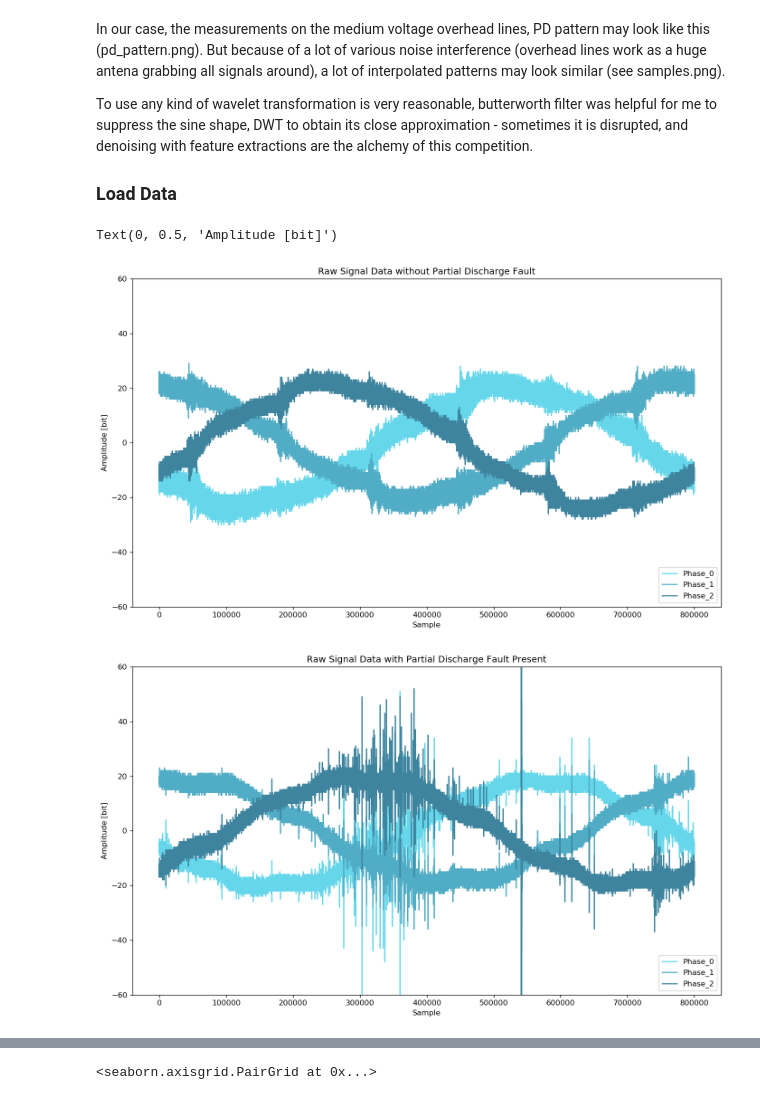
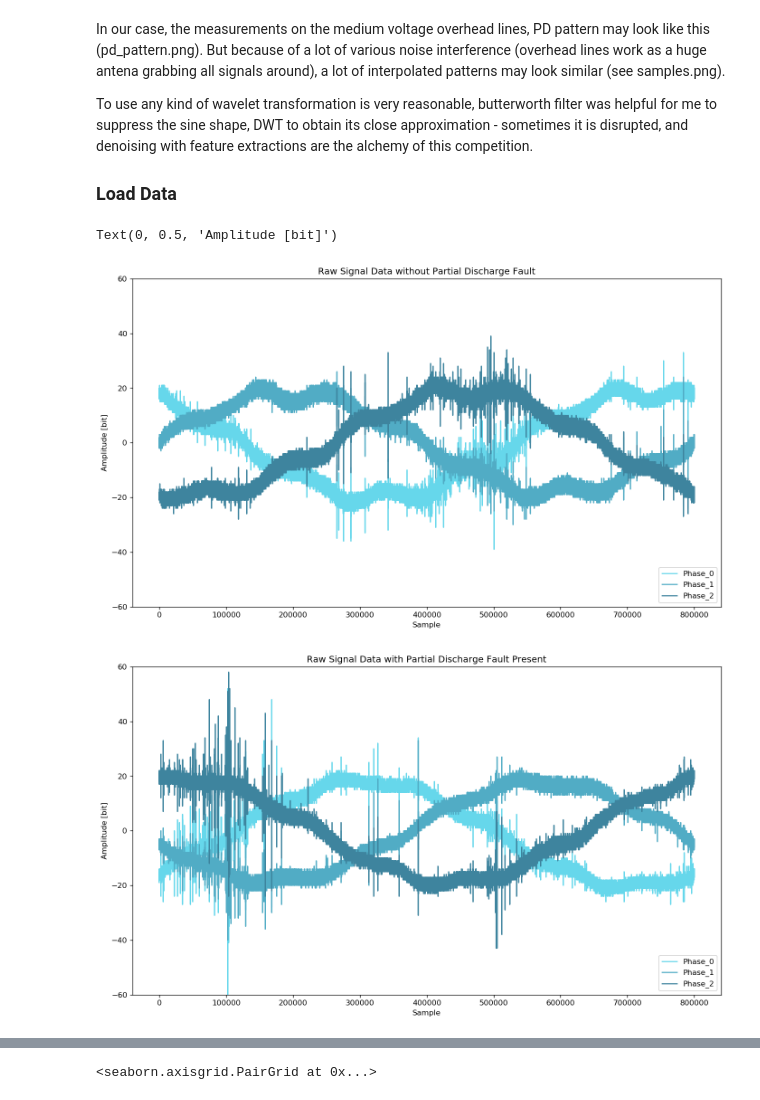
Before and after one commit to jeffreyegan/VSB_Power_Line_Fault_Detection, a Jupyter notebook: VSB_Final.ipynb, the cells around one changed output, grey strips where cells are left out. Saved outputs shown, nothing was run; the diff lists cells and outputs as text; code cells hidden in the pictures.

```diff
--- a/VSB_Final.ipynb
+++ b/VSB_Final.ipynb
@@ -53,31 +53,31 @@ subset_train = pq.read_pandas("/home/jeffrey/repos/VSB_Power_Line_Fault_Detectio
 # %%
 fig=plt.figure(figsize=(14, 8), dpi= 120, facecolor='w', edgecolor='k')
 plot_labels = ['Phase_0', 'Phase_1', 'Phase_2']
 blues = ["#66D7EB", "#51ACC5", "#3E849E", "#2C5F78", "#1C3D52", "#0E1E2B"]
-plt.plot(list(range(len(subset_train))), subset_train["936"], '-', label=plot_labels[0], color=blues[0])
-plt.plot(list(range(len(subset_train))), subset_train["937"], '-', label=plot_labels[1], color=blues[1])
-plt.plot(list(range(len(subset_train))), subset_train["938"], '-', label=plot_labels[2], color=blues[2])
+plt.plot(list(range(len(subset_train))), subset_train["0"], '-', label=plot_labels[0], color=blues[0])
+plt.plot(list(range(len(subset_train))), subset_train["1"], '-', label=plot_labels[1], color=blues[1])
+plt.plot(list(range(len(subset_train))), subset_train["2"], '-', label=plot_labels[2], color=blues[2])
 plt.ylim((-60, 60))
 plt.legend(loc='lower right')
 plt.title('Raw Signal Data without Partial Discharge Fault')
 plt.xlabel('Sample')
 plt.ylabel('Amplitude [bit]')
 
 fig=plt.figure(figsize=(14, 8), dpi= 120, facecolor='w', edgecolor='k')
 plot_labels = ['Phase_0', 'Phase_1', 'Phase_2']
 blues = ["#66D7EB", "#51ACC5", "#3E849E", "#2C5F78", "#1C3D52", "#0E1E2B"]
-plt.plot(list(range(len(subset_train))), subset_train["939"], '-', label=plot_labels[0], color=blues[0])
-plt.plot(list(range(len(subset_train))), subset_train["940"], '-', label=plot_labels[1], color=blues[1])
-plt.plot(list(range(len(subset_train))), subset_train["941"], '-', label=plot_labels[2], color=blues[2])
+plt.plot(list(range(len(subset_train))), subset_train["3"], '-', label=plot_labels[0], color=blues[0])
+plt.plot(list(range(len(subset_train))), subset_train["4"], '-', label=plot_labels[1], color=blues[1])
+plt.plot(list(range(len(subset_train))), subset_train["5"], '-', label=plot_labels[2], color=blues[2])
 plt.ylim((-60, 60))
 plt.legend(loc='lower right')
 plt.title('Raw Signal Data with Partial Discharge Fault Present')
 plt.xlabel('Sample')
 plt.ylabel('Amplitude [bit]')
 # %% [output]
 Text(0, 0.5, 'Amplitude [bit]')
-[figure, old version]
+[figure, new version]
-[figure, old version]
+[figure, new version]
 # %%
 import pywt
 from statsmodels.robust import mad
```
Also changed, not shown: parts of 10 cells of this notebook, 2 other files.
